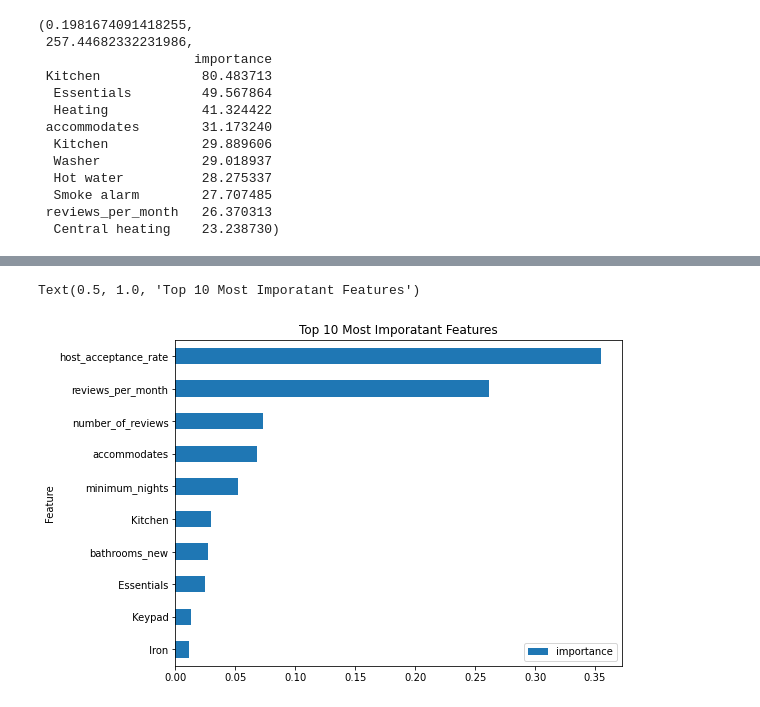
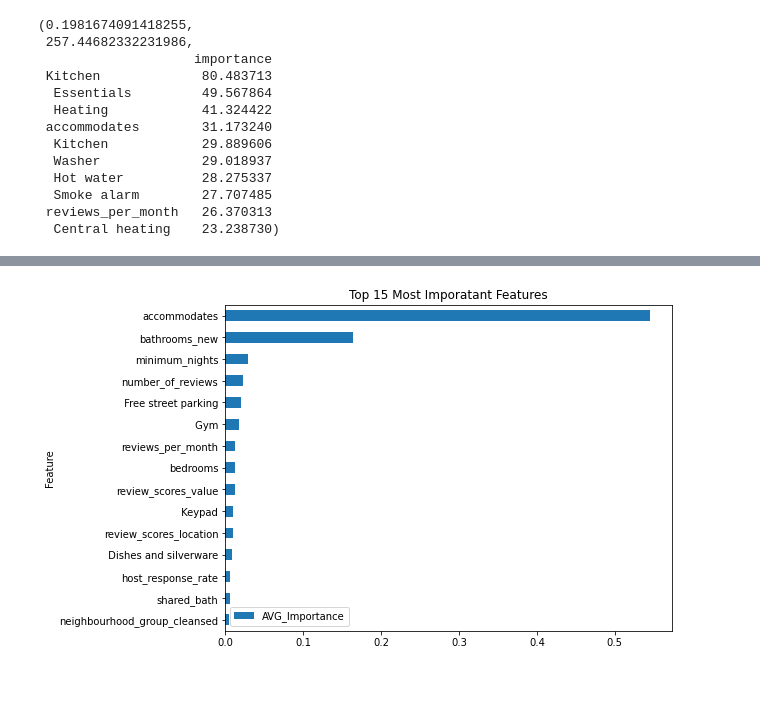
Before and after one commit to doyindav1/Greater-Manchester-Area-Airbnb-Analysis, a Jupyter notebook: airbnb_updated.ipynb, the cells around one changed output, grey strips where cells are left out. Saved outputs shown, nothing was run; the diff lists cells and outputs as text; code cells hidden in the pictures.

```diff
--- a/airbnb_updated.ipynb
+++ b/airbnb_updated.ipynb
@@ -1076,16 +1077,16 @@ def random_forest(df):
     # find the best parameters
     best_par = model.best_params_
 
-    # get coefficients
-    #coefficients = model.best_estimator_.coef_
 
-    #feature importance
-    #clf.fit(X_train, y_train)
-    #feature_importance = pd.DataFrame(clf.feature_importances_, index= X_columns,
-                                      #columns=['importance']).sort_values('importance', ascending=False)
+    # feature importance using permutation importance
+    r = permutation_importance(model, X_test, y_test,
+                           n_repeats=10,
+                           random_state=0)
+    perm = pd.DataFrame(columns=['AVG_Importance'], index=[i for i in X_train.columns])
+    perm['AVG_Importance'] = r.importances_mean
+    perm = perm.sort_values(by='AVG_Importance', ascending=False);
 
 
 
-
-    return rmse, r2, best_par
+    return rmse, r2, best_par, perm
 # %%
@@ -1286,0 +1291,2 @@ XGB_r2, XGB_rmse, XGB_feature_importance
+# %%
+new_model_df = model_df[model_df['price']<245]
@@ -1286,0 +1300,5 @@ XGB_r2, XGB_rmse, XGB_feature_importance
+# %%
+linear_feat_importance, linear_rmse, linear_r2 = linear_reg(new_model_df)
+r_forest_rmse, r_forest_r2, r_fores_best_params, r_forest_importance = random_forest(new_model_df)
+lasso_r2, lasso_rmse, lasso_best_par, lasso_feature_importance = lasso_new(new_model_df)
+XGB_r2, XGB_mse, XGB_rmse, XGB_feature_importance = XGBboost(new_model_df)
@@ -1306,4 +1337,5 @@ sb.barplot(data=results_df, x="R2", y="Regression Algorithms", color='steelblue'
 # %%
 # feature importance
-importance = pd.DataFrame(XGB_feature_importance).reset_index()
-importance = importance.rename(columns={'index':'Feature'})
+r_feature_importance = r_forest_importance.reset_index()
+r_feature_importance = r_feature_importance.rename(columns={'index':'Feature'})
+r_feature_importance[:15]
@@ -1310,6 +1359,6 @@ importance = importance.rename(columns={'index':'Feature'})
 # %%
-importance.sort_values(by='importance', ascending=True).plot(kind='barh', y ='importance', x='Feature', figsize=(8,6));
-plt.title('Top 10 Most Imporatant Features')
+# feature importance
+r_feature_importance[:15].sort_values(by='AVG_Importance').plot(kind='barh', x='Feature', y='AVG_Importance', figsize=(8,6));
+plt.title('Top 15 Most Imporatant Features');
 # %% [output]
-Text(0.5, 1.0, 'Top 10 Most Imporatant Features')
-[figure, old version]
+[figure, new version]
```
Also changed, not shown: parts of 28 cells of this notebook.
